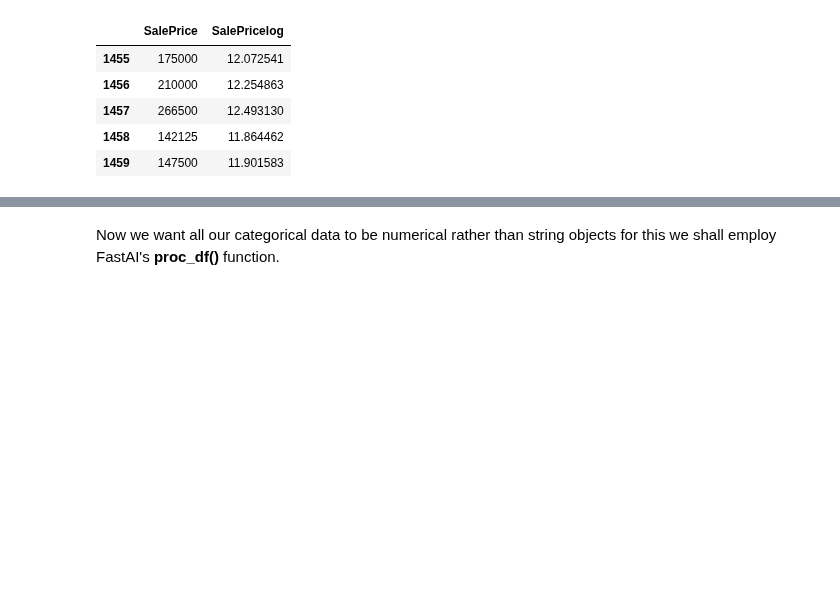
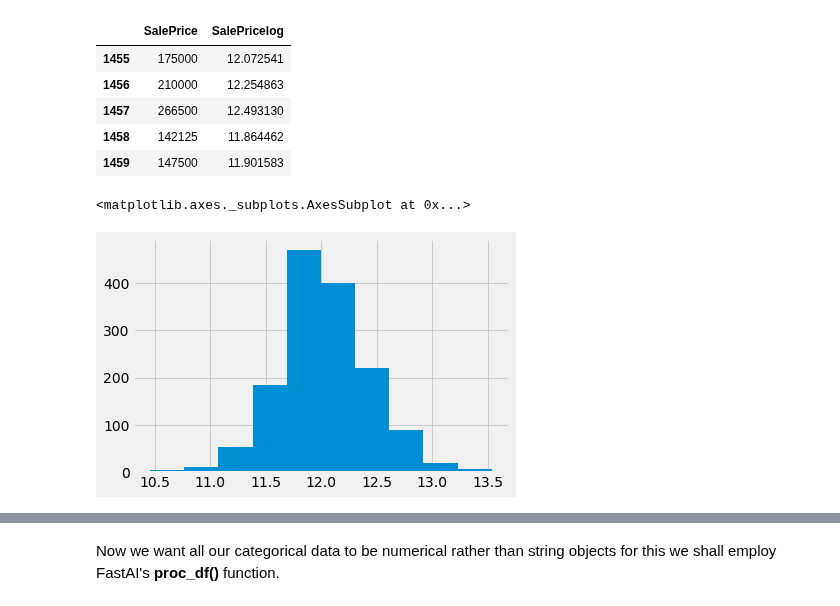
Before and after one commit to MrRutledge/ML_Practice, a Jupyter notebook: House_Prices_Dataset.ipynb, the cells around one changed output, grey strips where cells are left out. Drawn from its saved outputs; the diff is of its cells as text; code cells hidden in the pictures; blank space fills up the shorter version.

```diff
--- a/House_Prices_Dataset.ipynb
+++ b/House_Prices_Dataset.ipynb
@@ -127,3 +128,8 @@ df['SalePricelog']=np.log(df['SalePrice'])
 | 1457 | 266500 | 12.493130 |
 | 1458 | 142125 | 11.864462 |
 | 1459 | 147500 | 11.901583 |
+# %%
+df['SalePricelog'].hist()
+# %% [output]
+<matplotlib.axes._subplots.AxesSubplot at 0x...>
+[figure, added]
```
Also changed, not shown: parts of 38 cells of this notebook, 1 other file.
